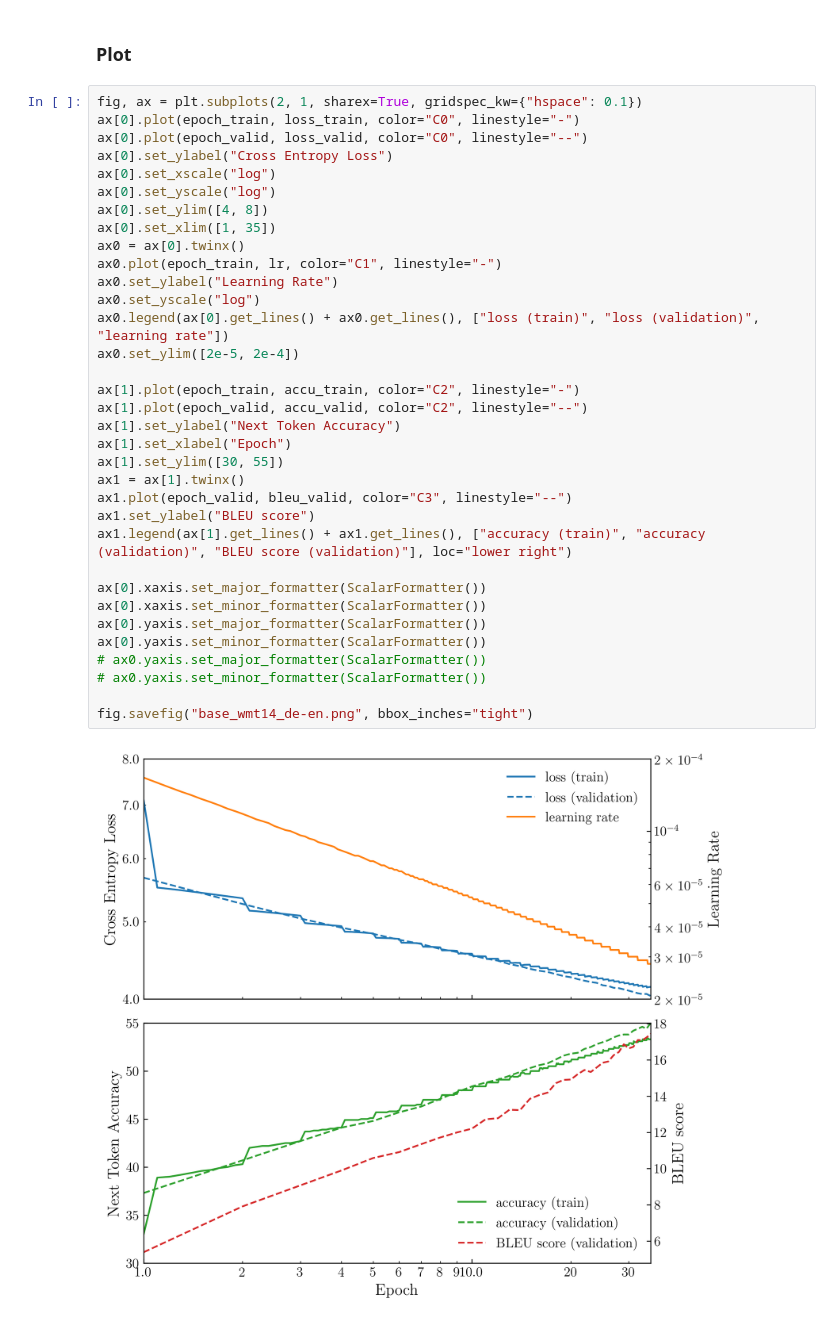
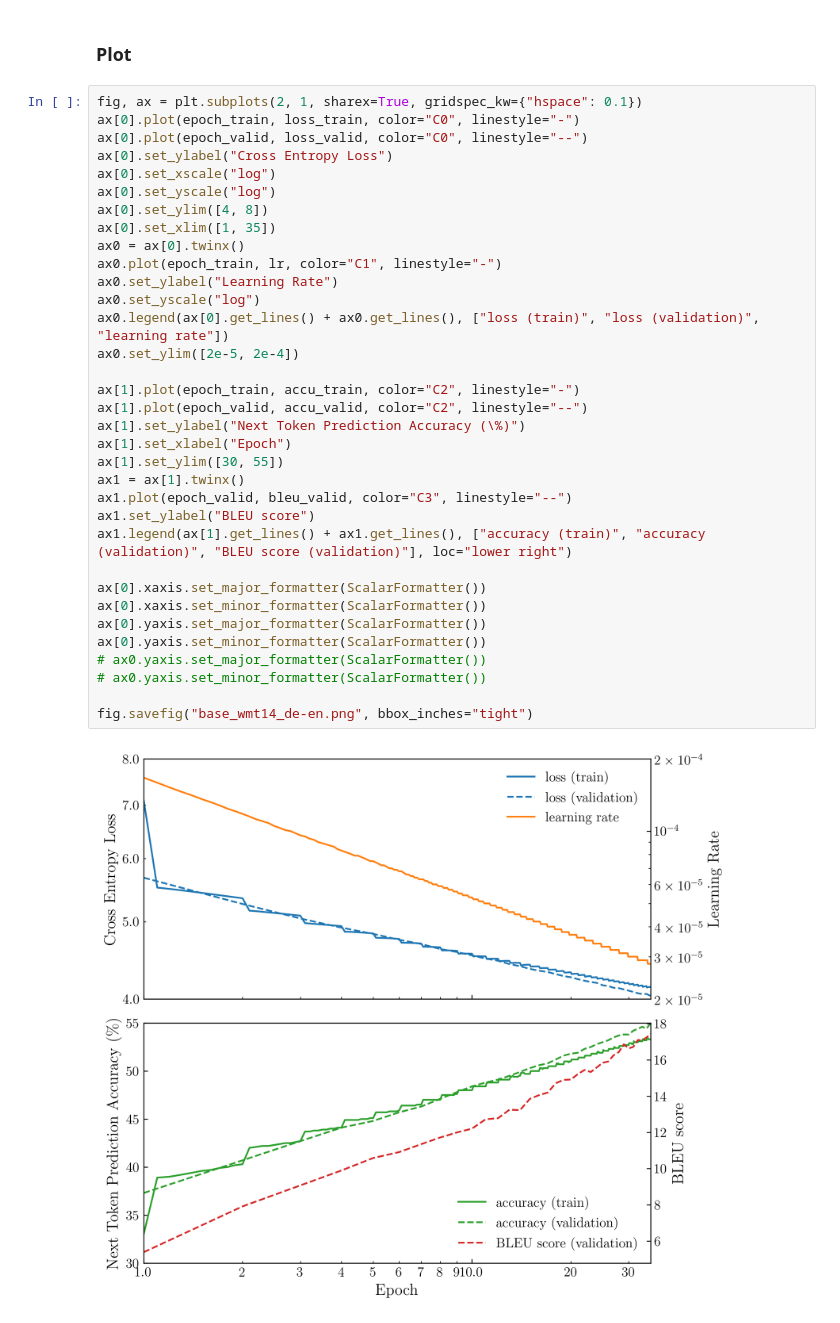
Before and after one commit to y1guo/learn-transformer, a Jupyter notebook: transformer_from_scratch/plot.ipynb, the cells around one changed output. Drawn from its saved outputs; the diff is of its cells as text.

```diff
--- a/transformer_from_scratch/plot.ipynb
+++ b/transformer_from_scratch/plot.ipynb
@@ -55,32 +55,32 @@ ax[0].plot(epoch_valid, loss_valid, color="C0", linestyle="--")
 ax[0].set_ylabel("Cross Entropy Loss")
 ax[0].set_xscale("log")
 ax[0].set_yscale("log")
 ax[0].set_ylim([4, 8])
 ax[0].set_xlim([1, 35])
 ax0 = ax[0].twinx()
 ax0.plot(epoch_train, lr, color="C1", linestyle="-")
 ax0.set_ylabel("Learning Rate")
 ax0.set_yscale("log")
 ax0.legend(ax[0].get_lines() + ax0.get_lines(), ["loss (train)", "loss (validation)", "learning rate"])
 ax0.set_ylim([2e-5, 2e-4])
 
 ax[1].plot(epoch_train, accu_train, color="C2", linestyle="-")
 ax[1].plot(epoch_valid, accu_valid, color="C2", linestyle="--")
-ax[1].set_ylabel("Next Token Accuracy")
+ax[1].set_ylabel("Next Token Prediction Accuracy (\%)")
 ax[1].set_xlabel("Epoch")
 ax[1].set_ylim([30, 55])
 ax1 = ax[1].twinx()
 ax1.plot(epoch_valid, bleu_valid, color="C3", linestyle="--")
 ax1.set_ylabel("BLEU score")
 ax1.legend(ax[1].get_lines() + ax1.get_lines(), ["accuracy (train)", "accuracy (validation)", "BLEU score (validation)"], loc="lower right")
 
 ax[0].xaxis.set_major_formatter(ScalarFormatter())
 ax[0].xaxis.set_minor_formatter(ScalarFormatter())
 ax[0].yaxis.set_major_formatter(ScalarFormatter())
 ax[0].yaxis.set_minor_formatter(ScalarFormatter())
 # ax0.yaxis.set_major_formatter(ScalarFormatter())
 # ax0.yaxis.set_minor_formatter(ScalarFormatter())
 
 fig.savefig("base_wmt14_de-en.png", bbox_inches="tight")
 # %% [output]
-[figure, old version]
+[figure, new version]
```
Also changed, not shown: 3 other files.
